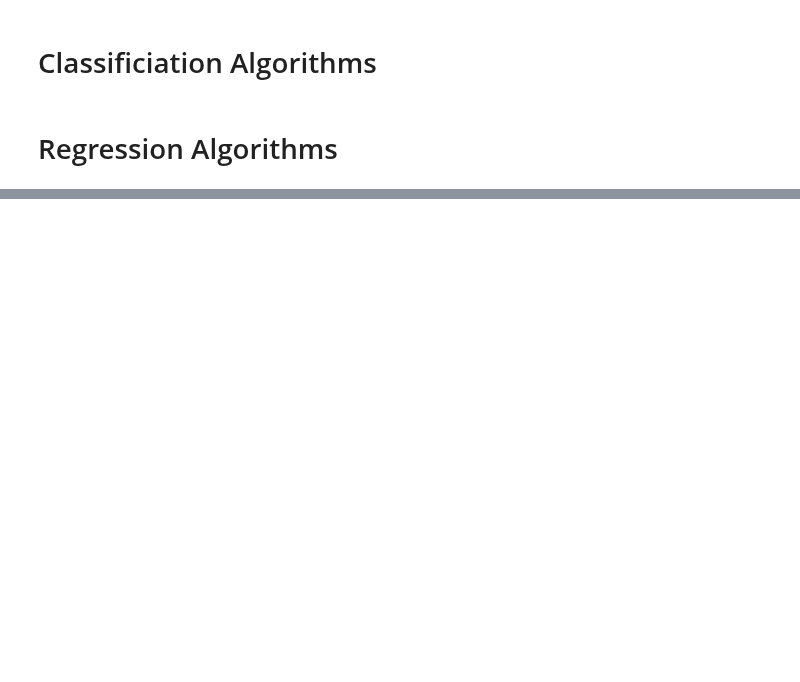
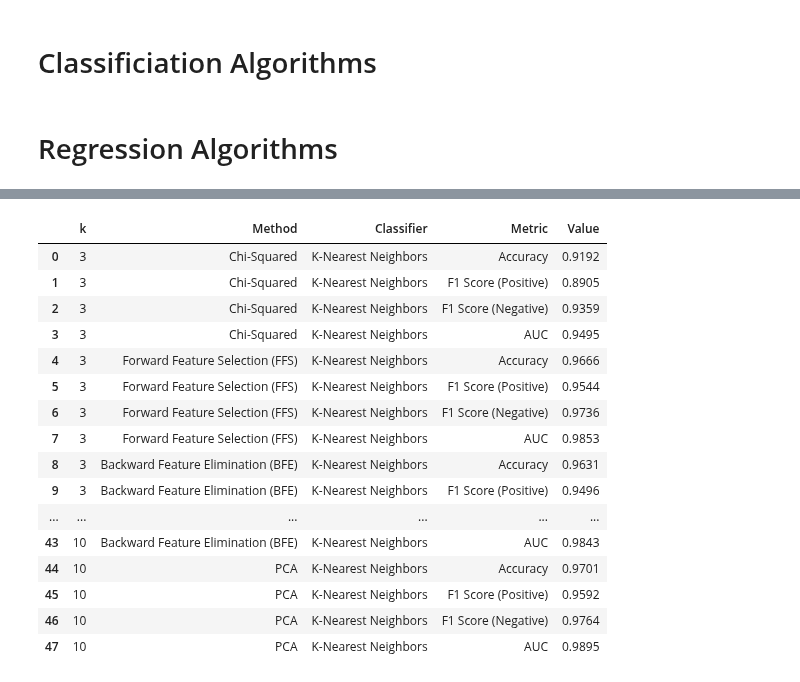
Before and after one commit to murtazaa-hussainn/CSE-602-Machine-Learning-I, a Jupyter notebook: Assignment 2/Excel Assignment.ipynb, the cells around one changed output, grey strips where cells are left out. Cells and saved outputs as stored; diff of their text form; code cells hidden in the pictures; blank space fills up the shorter version.

```diff
--- a/Assignment 2/Excel Assignment.ipynb
+++ b/Assignment 2/Excel Assignment.ipynb
@@ -632,0 +726,21 @@ You can set `force_col_wise=true` to remove the overhead.
+# %%
+c_cancer_knnresults, c_cancer_knnbenchmarks = fwpMethodsKNN(c_cancer, 'diagnosis')
+display(c_cancer_knnresults)
+# %% [output]
+|  | k | Method | Classifier | Metric | Value |
+| 0 | 3 | Chi-Squared | K-Nearest Neighbors | Accuracy | 0.9192 |
+| 1 | 3 | Chi-Squared | K-Nearest Neighbors | F1 Score (Positive) | 0.8905 |
+| 2 | 3 | Chi-Squared | K-Nearest Neighbors | F1 Score (Negative) | 0.9359 |
+| 3 | 3 | Chi-Squared | K-Nearest Neighbors | AUC | 0.9495 |
+| 4 | 3 | Forward Feature Selection (FFS) | K-Nearest Neighbors | Accuracy | 0.9666 |
+| 5 | 3 | Forward Feature Selection (FFS) | K-Nearest Neighbors | F1 Score (Positive) | 0.9544 |
+| 6 | 3 | Forward Feature Selection (FFS) | K-Nearest Neighbors | F1 Score (Negative) | 0.9736 |
+| 7 | 3 | Forward Feature Selection (FFS) | K-Nearest Neighbors | AUC | 0.9853 |
+| 8 | 3 | Backward Feature Elimination (BFE) | K-Nearest Neighbors | Accuracy | 0.9631 |
+| 9 | 3 | Backward Feature Elimination (BFE) | K-Nearest Neighbors | F1 Score (Positive) | 0.9496 |
+| ... | ... | ... | ... | ... | ... |
+| 43 | 10 | Backward Feature Elimination (BFE) | K-Nearest Neighbors | AUC | 0.9843 |
+| 44 | 10 | PCA | K-Nearest Neighbors | Accuracy | 0.9701 |
+| 45 | 10 | PCA | K-Nearest Neighbors | F1 Score (Positive) | 0.9592 |
+| 46 | 10 | PCA | K-Nearest Neighbors | F1 Score (Negative) | 0.9764 |
+| 47 | 10 | PCA | K-Nearest Neighbors | AUC | 0.9895 |
```
Also changed, not shown: parts of 36 cells of this notebook.
